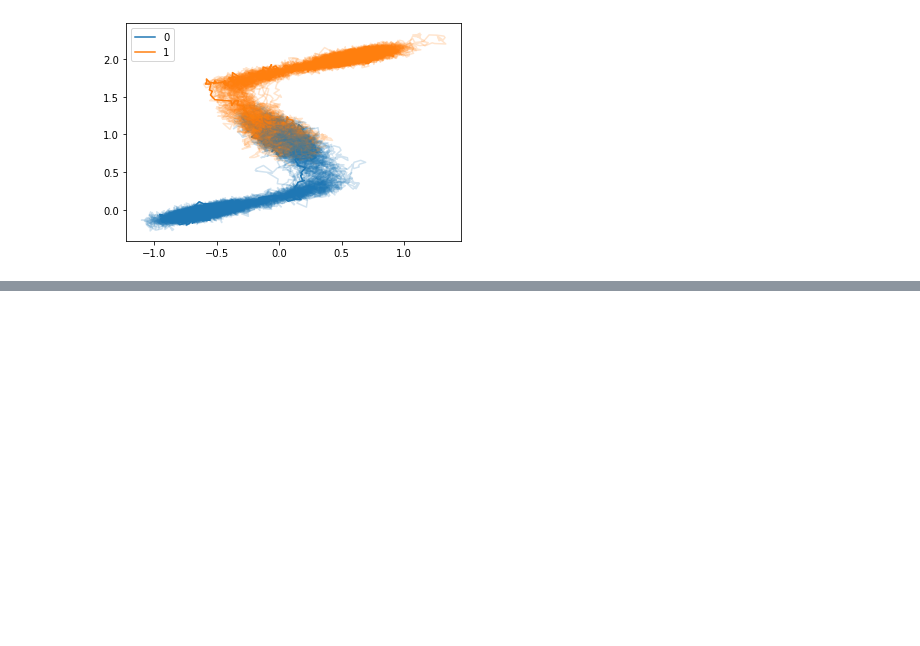
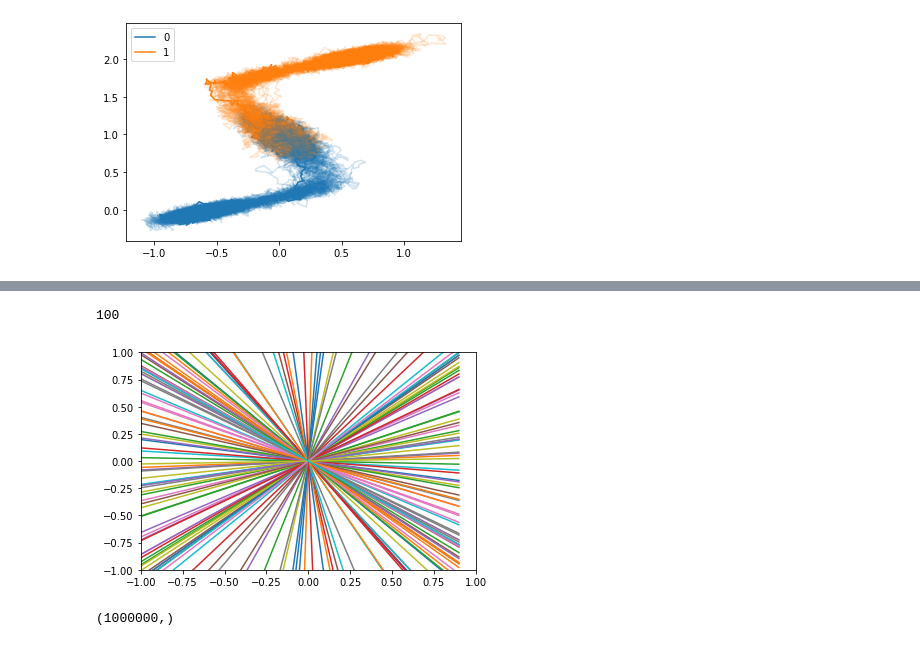
Before and after one commit to zwei21/matlab2py, a Jupyter notebook: CLIBuild/script/classifier.ipynb, the cells around one changed output, grey strips where cells are left out. Cells and saved outputs as stored; diff of their text form; code cells hidden in the pictures; blank space fills up the shorter version.

```diff
--- a/CLIBuild/script/classifier.ipynb
+++ b/CLIBuild/script/classifier.ipynb
@@ -73,0 +194,20 @@ count
+# %%
+np.random.seed(test_seed)
+rand_seq = np.random.uniform(-1,1,200)
+# %%
+para_tuple = []
+for i in range(0, len(rand_seq), 2):
+    para_tuple.append([rand_seq[i], rand_seq[i+1]])
+# %%
+len(para_tuple)
+# %% [output]
+100
+# %%
+x = np.arange(-1,1,0.1)
+for i in range(len(para_tuple)):
+    y = (-1 * para_tuple[i][1]/para_tuple[i][0]) * x
+    plt.xlim(-1,1)
+    plt.ylim(-1,1)
+    plt.plot(x, y)
+# %% [output]
+[figure, added]
@@ -73,0 +216,4 @@ count
+# %%
+cdata[0].shape
+# %% [output]
+(1000000,)
```
Also changed, not shown: parts of 24 cells of this notebook.
